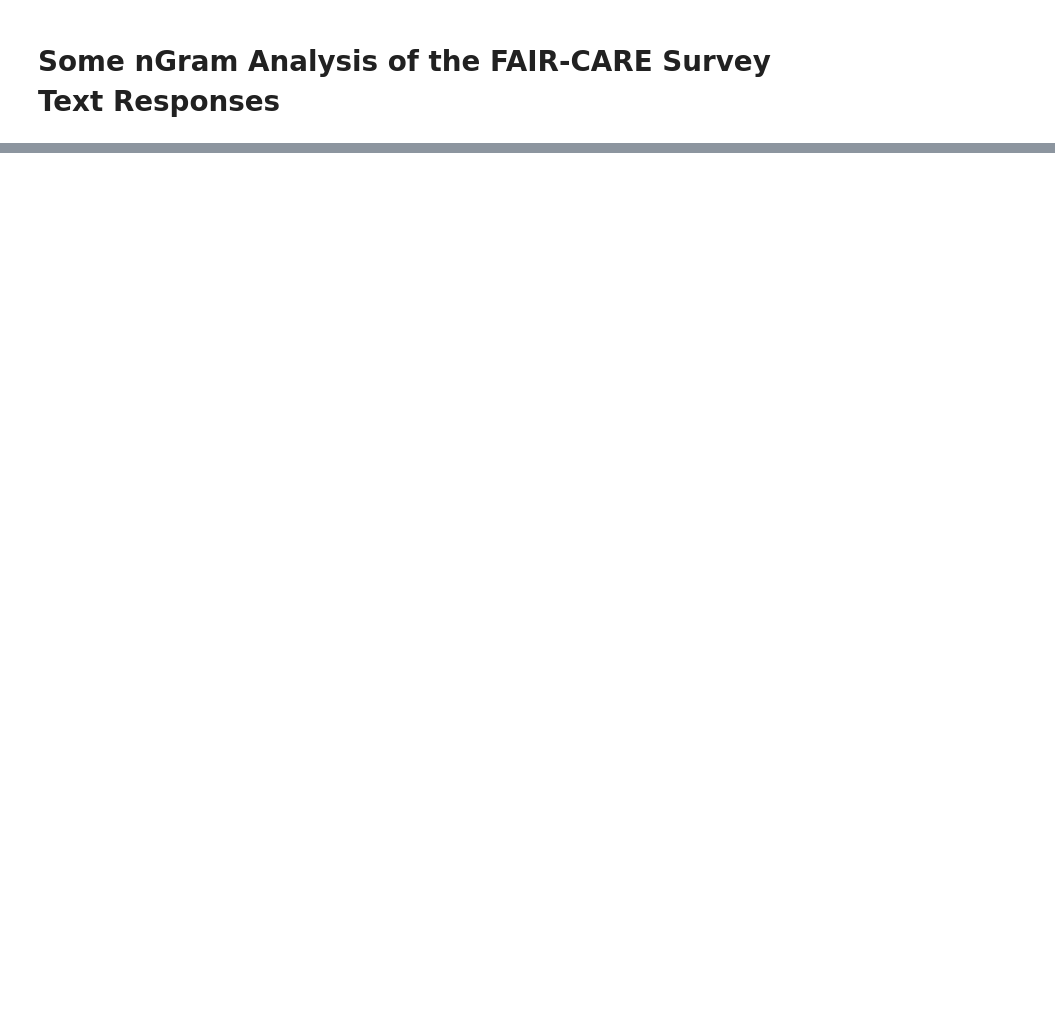
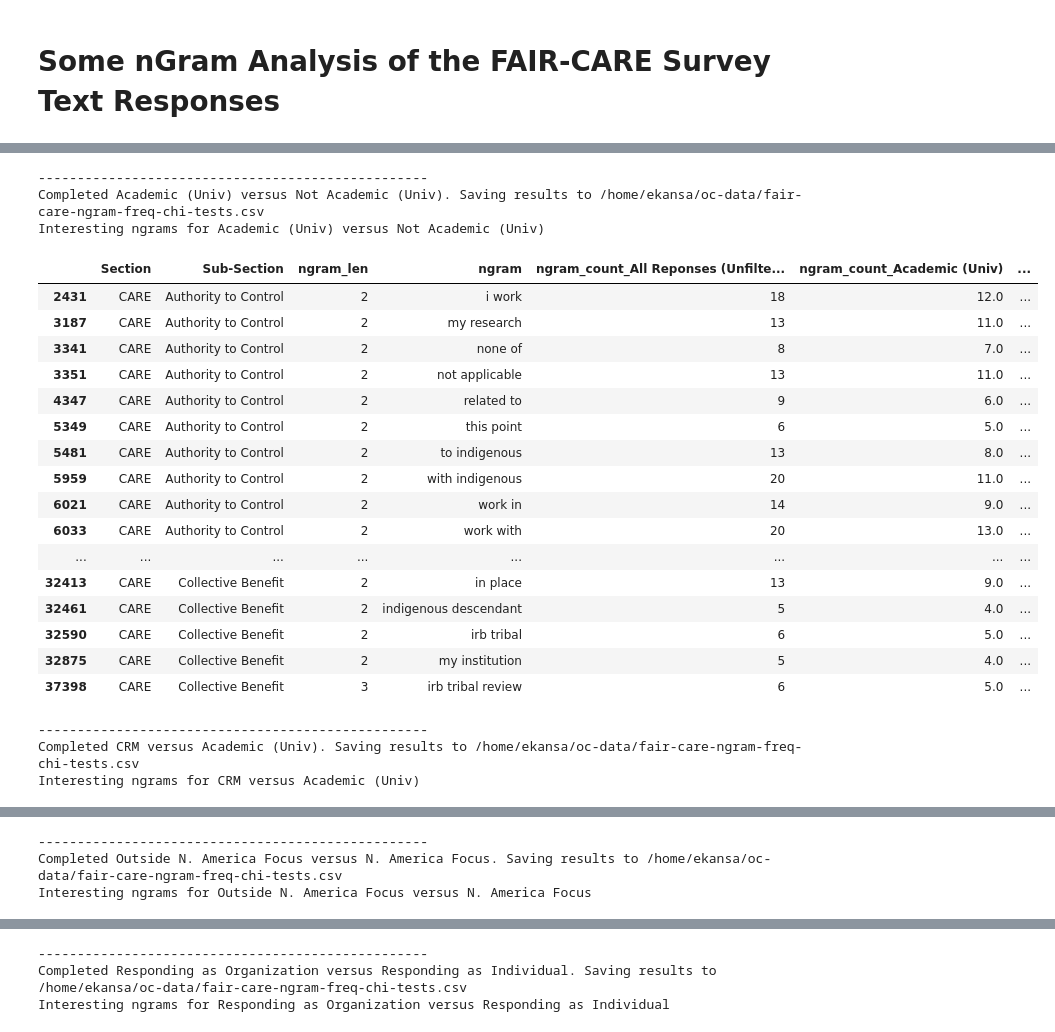
Before and after one commit to ekansa/open-context-jupyter, a Jupyter notebook: notebooks/FAIR+CARE Survey nGrams.ipynb, the cells around one changed output, grey strips where cells are left out. Drawn from its saved outputs; the diff is of its cells as text; code cells hidden in the pictures; blank space fills up the shorter version.

```diff
--- a/notebooks/FAIR+CARE Survey nGrams.ipynb
+++ b/notebooks/FAIR+CARE Survey nGrams.ipynb
@@ -107,0 +351,70 @@ There are 1290 unique ngrams used 10 or more times with FAIR responses
+# %%
+segment_comps = [
+    ('Academic (Univ)', 'Not Academic (Univ)',),
+    ('CRM', 'Academic (Univ)',),
+    ('Outside N. America Focus', 'N. America Focus', ),
+    ('Responding as Organization', 'Responding as Individual'),
+]
+for segment, comp_segment in segment_comps:
+    segment_comp_p_value_col = f'chi_p_value::{segment}::vs::{comp_segment}'
+    segment_count_col = f'ngram_count_{segment}'
+    segment_rate_col = f'ngram_rate_{segment}'
+    segment_rate_v_all_col = f'ngram_rate_over_all::{segment}'
+    segment_comp_count_col = f'ngram_count_{comp_segment}'
+    segment_comp_rate_v_all_col = f'ngram_rate_over_all::{comp_segment}'
+
+    p_val_cols.append(segment_comp_p_value_col)
+    df_agg[segment_comp_p_value_col] = np.nan
+    segment_count_index = (df_agg[total_col] > 4)
+    for _, row in df_agg[segment_count_index].iterrows():
+        if row[segment_count_col] == 0 and row[segment_comp_count_col] == 0:
+            continue
+        ngram = row['ngram']
+        ngram_len = row['ngram_len']
+        section = row['Section']
+        sub_section = row['Sub-Section']
+        section_index = (
+            (df_agg['ngram_len'] == ngram_len)
+            & (df_agg['Section'] == section)
+            & (df_agg['Sub-Section'] == sub_section)
+        )
+        all_section_count_index =  ~(df_agg['ngram'] == ngram) & section_index
+        contingency_table = [
+            [row[segment_count_col], df_agg[all_section_count_index][segment_count_col].sum()],
+            [row[segment_comp_count_col], df_agg[all_section_count_index][segment_comp_count_col].sum(),]
+        ]
+        chi2, p_value, _, _ = chi2_contingency(contingency_table)
+        p_value_index = (df_agg['ngram'] == ngram) & section_index
+        df_agg.loc[p_value_index, segment_comp_p_value_col] = p_value
+    print('\n')
+    print('-'*50)
+    print(f'Completed {segment} versus {comp_segment}. Saving results to {ngram_chi_tests_path}')
+    df_agg.to_csv(ngram_chi_tests_path, index=False)
+    segment_p_value_index = ~df_agg[segment_comp_p_value_col].isnull() & (df_agg[segment_comp_p_value_col] < 0.05)
+    print(f'Interesting ngrams for {segment} versus {comp_segment}')
+    display_cols = sum_cols + ['ngram', total_col, segment_count_col, segment_rate_v_all_col, segment_comp_count_col, segment_comp_rate_v_all_col]
+    display(df_agg[segment_p_value_index][display_cols].head(20))
+# %% [output]
+--------------------------------------------------
+Completed Academic (Univ) versus Not Academic (Univ). Saving results to /home/ekansa/oc-data/fair-care-ngram-freq-chi-tests.csv
+Interesting ngrams for Academic (Univ) versus Not Academic (Univ)
+|  | Section | Sub-Section | ngram_len | ngram | ngram_count_All Reponses (Unfilte... | ngram_count_Academic (Univ) | ... |
+| 2431 | CARE | Authority to Control | 2 | i work | 18 | 12.0 | ... |
+| 3187 | CARE | Authority to Control | 2 | my research | 13 | 11.0 | ... |
+| 3341 | CARE | Authority to Control | 2 | none of | 8 | 7.0 | ... |
+| 3351 | CARE | Authority to Control | 2 | not applicable | 13 | 11.0 | ... |
+| 4347 | CARE | Authority to Control | 2 | related to | 9 | 6.0 | ... |
+| 5349 | CARE | Authority to Control | 2 | this point | 6 | 5.0 | ... |
+| 5481 | CARE | Authority to Control | 2 | to indigenous | 13 | 8.0 | ... |
+| 5959 | CARE | Authority to Control | 2 | with indigenous | 20 | 11.0 | ... |
+| 6021 | CARE | Authority to Control | 2 | work in | 14 | 9.0 | ... |
+| 6033 | CARE | Authority to Control | 2 | work with | 20 | 13.0 | ... |
+| ... | ... | ... | ... | ... | ... | ... | ... |
+| 32413 | CARE | Collective Benefit | 2 | in place | 13 | 9.0 | ... |
+| 32461 | CARE | Collective Benefit | 2 | indigenous descendant | 5 | 4.0 | ... |
+| 32590 | CARE | Collective Benefit | 2 | irb tribal | 6 | 5.0 | ... |
+| 32875 | CARE | Collective Benefit | 2 | my institution | 5 | 4.0 | ... |
+| 37398 | CARE | Collective Benefit | 3 | irb tribal review | 6 | 5.0 | ... |
+--------------------------------------------------
+Completed CRM versus Academic (Univ). Saving results to /home/ekansa/oc-data/fair-care-ngram-freq-chi-tests.csv
+Interesting ngrams for CRM versus Academic (Univ)
@@ -107,0 +434,3 @@ There are 1290 unique ngrams used 10 or more times with FAIR responses
+--------------------------------------------------
+Completed Outside N. America Focus versus N. America Focus. Saving results to /home/ekansa/oc-data/fair-care-ngram-freq-chi-tests.csv
+Interesting ngrams for Outside N. America Focus versus N. America Focus
@@ -107,0 +454,3 @@ There are 1290 unique ngrams used 10 or more times with FAIR responses
+--------------------------------------------------
+Completed Responding as Organization versus Responding as Individual. Saving results to /home/ekansa/oc-data/fair-care-ngram-freq-chi-tests.csv
+Interesting ngrams for Responding as Organization versus Responding as Individual
```
Also changed, not shown: parts of 17 cells of this notebook, 6 other files.
